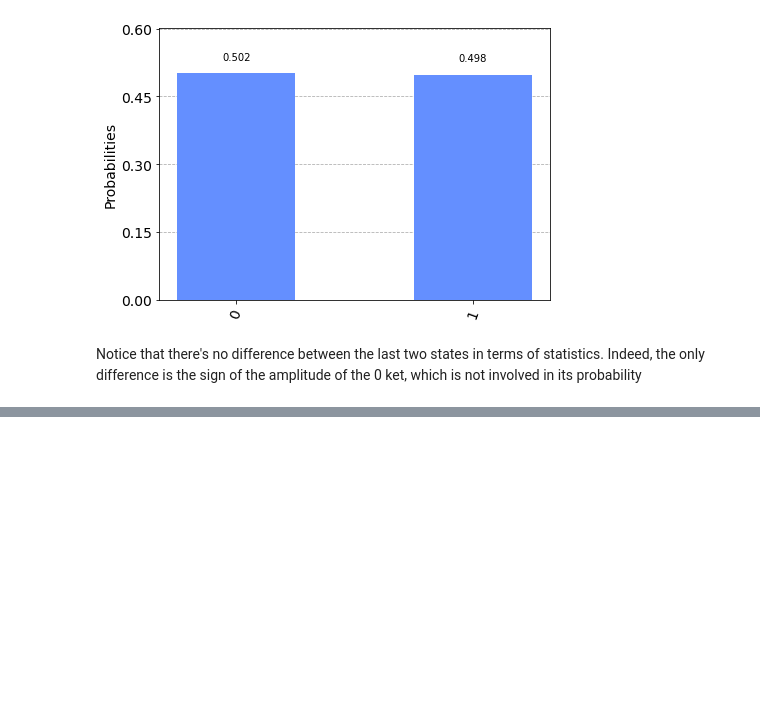
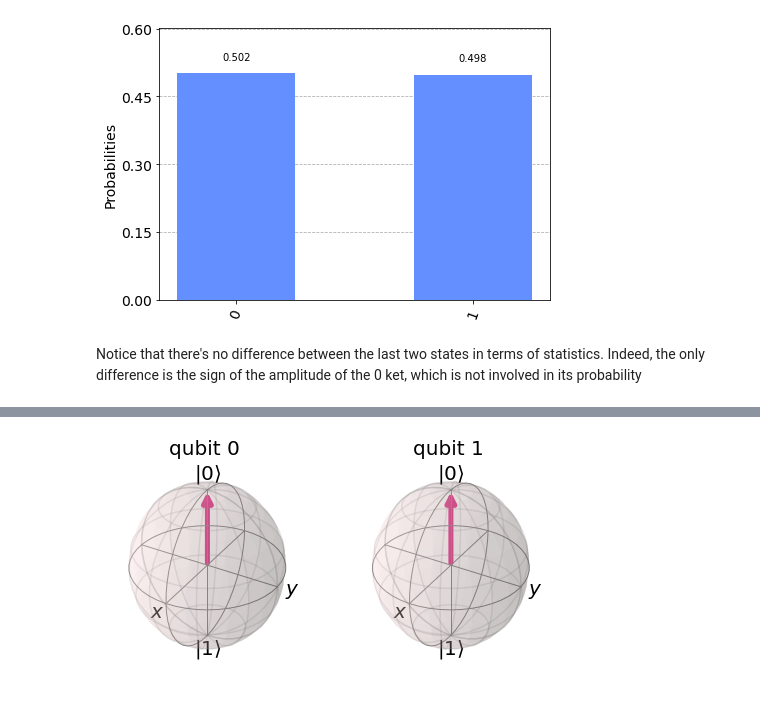
Before and after one commit to GiuliaLanzillotta/My-ML-exercises, a Jupyter notebook: Intro_to_quantum_computing.ipynb, the cells around one changed output, grey strips where cells are left out. Saved outputs shown, nothing was run; the diff lists cells and outputs as text; code cells hidden in the pictures; blank space fills up the shorter version.

```diff
--- a/Intro_to_quantum_computing.ipynb
+++ b/Intro_to_quantum_computing.ipynb
@@ -124,0 +174,8 @@ Notice that there's no difference between the last two states in terms of statis
+# %%
+# Adding controlled not gate based on 0, which acts on 1
+# This puts the two states in an entangled state!
+circuit = QuantumCircuit(2,2)
+circuit.h(0)
+circuit.cx(0, 1)
+circuit.measure([0,1],[0,1])
+circuit.draw()
@@ -124,0 +191,7 @@ Notice that there's no difference between the last two states in terms of statis
+# %%
+job = execute(circuit, backend_statevector)
+plot_bloch_multivector(job.result().get_statevector())
+# NOTA BENE: if you run this cell multiple times you will get different
+# results, but the quibits will always have the same direction!
+# %% [output]
+[figure, added]
```
Also changed, not shown: parts of 15 cells of this notebook.
